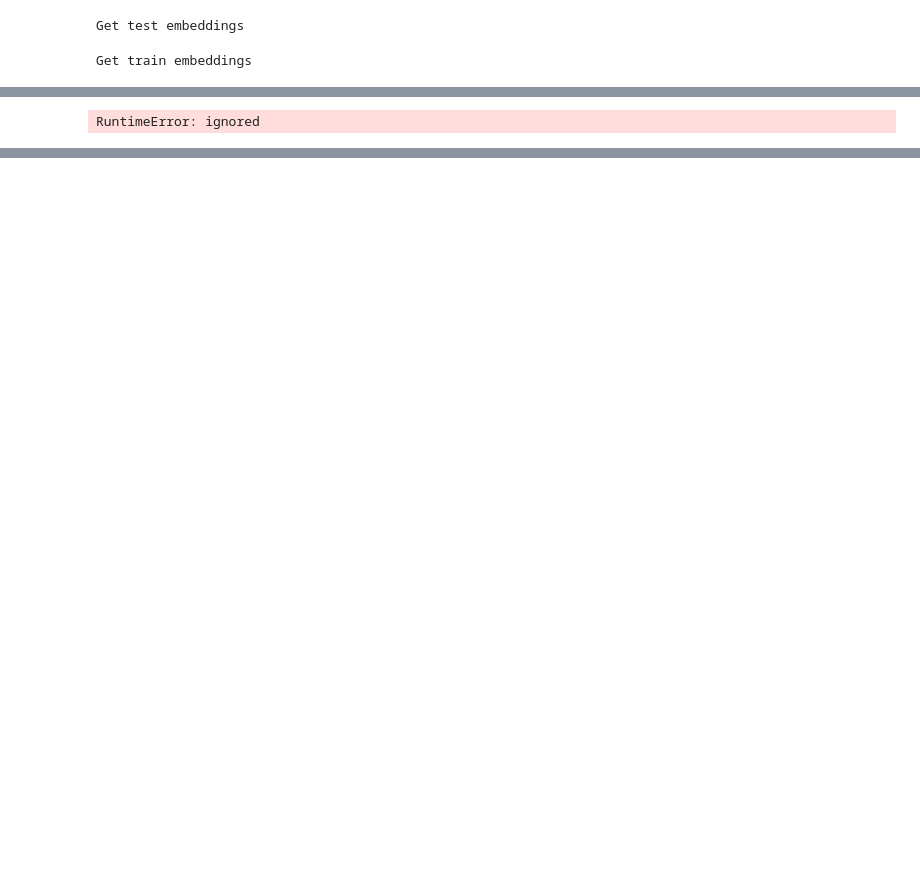
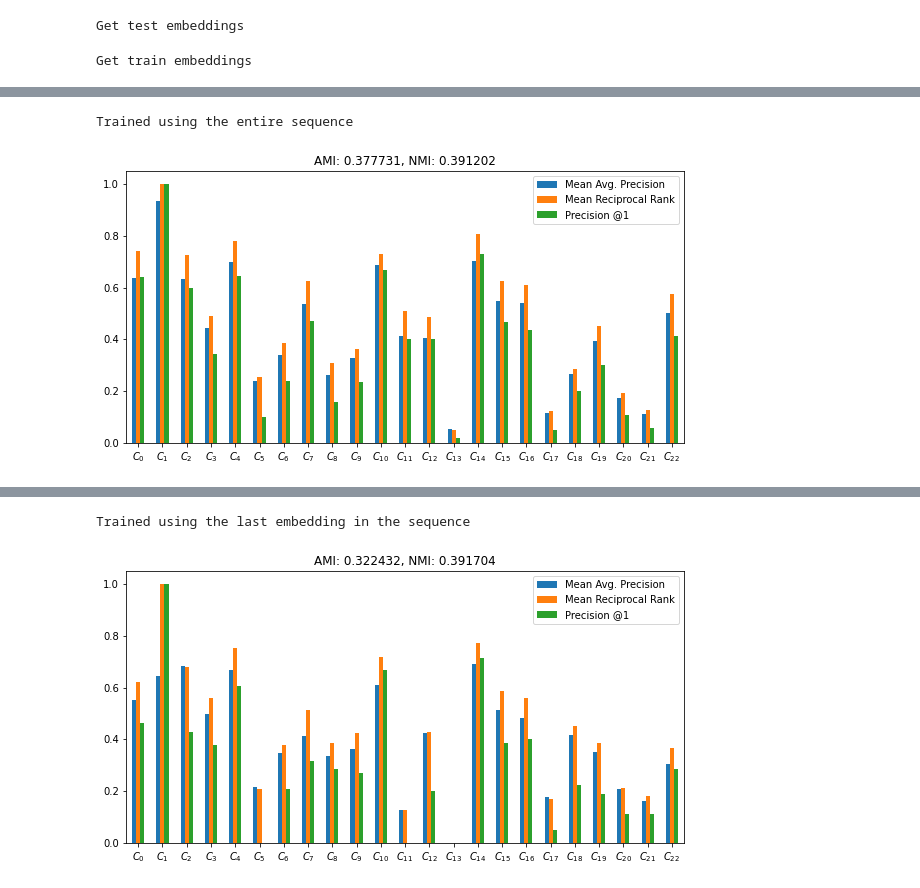
Before and after one commit to Asheeshkrsharma/Identification-OpenCows, a Jupyter notebook: tracklet.ipynb, the cells around one changed output, grey strips where cells are left out. Saved outputs shown, nothing was run; the diff lists cells and outputs as text; code cells hidden in the pictures; blank space fills up the shorter version.

```diff
--- a/tracklet.ipynb
+++ b/tracklet.ipynb
@@ -1029,15 +1005,17 @@ def plotAccuracy(accuracies):
   x = numpy.array(list(range(len(accuracies['mean_average_precision']))))
   category = ['$C_{'+str(int(category))+'}$' for category in x]
   df = pandas.DataFrame({'Mean Avg. Precision': accuracies['mean_average_precision'],
-                    'Mean Avg. Precision@r': accuracies['mean_average_precision_at_r'],
+                    # 'Mean Avg. Precision@r': accuracies['mean_average_precision_at_r'],
                     'Mean Reciprocal Rank': accuracies['mean_reciprocal_rank'],
                     'Precision @1': accuracies['precision_at_1'],
-                    'R Precision': accuracies['r_precision']}, index=category)
-  ax = df.plot.bar(rot=0, stacked=True, title='AMI: {:3f}, NMI: {:3f}'.format(accuracies['AMI'], accuracies['NMI']))
+                    # 'R Precision': accuracies['r_precision']
+                    }, index=category)
+  ax = df.plot.bar(rot=0, stacked=False, title='AMI: {:3f}, NMI: {:3f}'.format(accuracies['AMI'], accuracies['NMI']))
   plt.show()
 
-accuracy_calculator = AccuracyCalculator(k=10, return_per_class=True,)
-# accuracy_calculator = AccuracyCalculator(k=int(round(numpy.log(trainEmbeddingsAll.shape[0]))))
+# accuracy_calculator = AccuracyCalculator(k=10, return_per_class=True,)
+kVal = int(round(numpy.log(trainEmbeddingsAll.shape[0])))
+accuracy_calculator = AccuracyCalculator(k=kVal, return_per_class=True,)
 
 accuracies = accuracy_calculator.get_accuracy(
         testEmbeddingsAll, trainEmbeddingsAll, testLabelsAll, trainLabelsAll, False
@@ -1057,2 +1035,3 @@ Warning: You are computing {'r_precision', 'mean_average_precision_at_r'}, but t
 If you're looking for MAP@10 instead of MAP@R, then you should use 'mean_average_precision' rather than mean_average_precision_at_r
-RuntimeError: ignored
+Trained using the entire sequence
+[figure, added]
@@ -1059,3 +1040,5 @@ RuntimeError: ignored
+Trained using the last embedding in the sequence
+[figure, added]
 # %%
 # Model accuracy
 accuracy = lambda p, l:  numpy.mean(p.astype(int).ravel() == l.astype(int).ravel()) * 100
```
Also changed, not shown: parts of 14 cells of this notebook, 3 other files.
